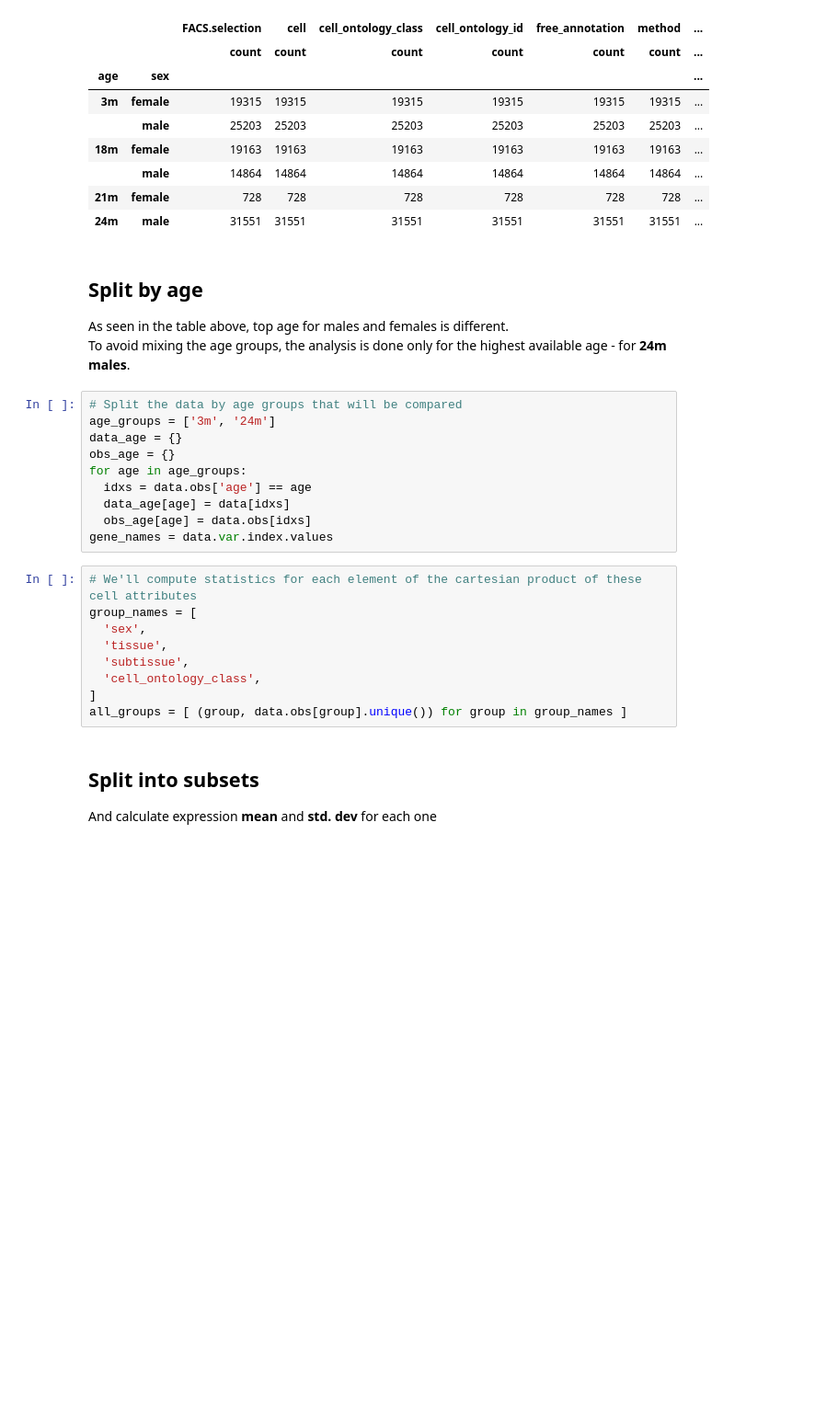
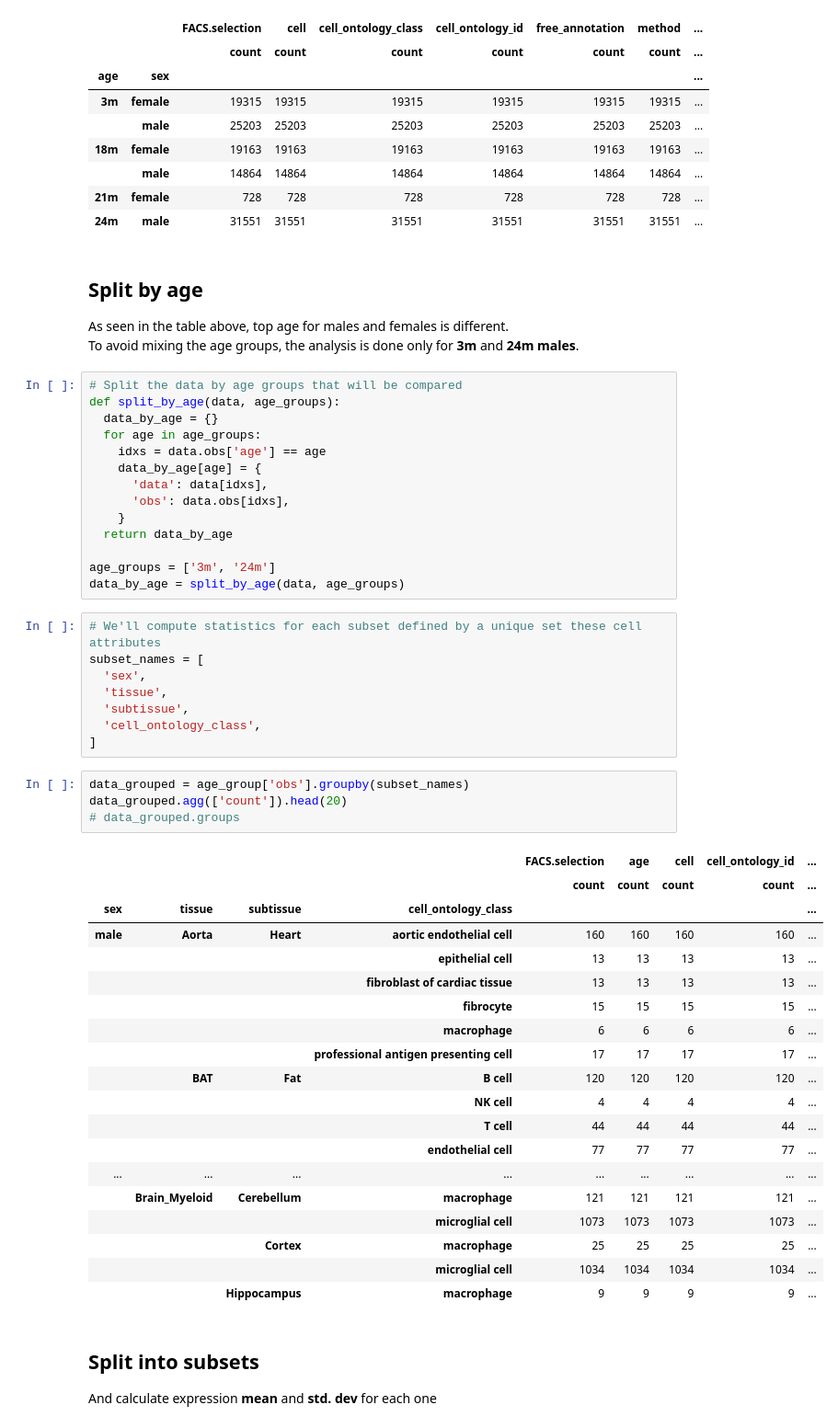
Before and after one commit to justgos/indagatio-muris-senis, a Jupyter notebook: cognitis.ipynb, the cells around one changed output. Shown: that part at 92% size. Cells and saved outputs as stored; diff of their text form; blank space fills up the shorter version.

```diff
--- a/cognitis.ipynb
+++ b/cognitis.ipynb
@@ -70,26 +99,53 @@ data.obs.groupby(['age', 'sex']).agg(['count'])
 # %% [markdown]
 ## Split by age
 As seen in the table above, top age for males and females is different.
-To avoid mixing the age groups, the analysis is done only for the highest available age - for **24m males**.
+To avoid mixing the age groups, the analysis is done only for **3m** and **24m males**.
 # %%
 # Split the data by age groups that will be compared
+def split_by_age(data, age_groups):
+  data_by_age = {}
+  for age in age_groups:
+    idxs = data.obs['age'] == age
+    data_by_age[age] = {
+      'data': data[idxs],
+      'obs': data.obs[idxs],
+    }
+  return data_by_age
+
 age_groups = ['3m', '24m']
-data_age = {}
-obs_age = {}
-for age in age_groups:
-  idxs = data.obs['age'] == age
-  data_age[age] = data[idxs]
-  obs_age[age] = data.obs[idxs]
-gene_names = data.var.index.values
+data_by_age = split_by_age(data, age_groups)
 # %%
-# We'll compute statistics for each element of the cartesian product of these cell attributes
-group_names = [
+# We'll compute statistics for each subset defined by a unique set these cell attributes
+subset_names = [
   'sex',
   'tissue',
   'subtissue',
   'cell_ontology_class',
 ]
-all_groups = [ (group, data.obs[group].unique()) for group in group_names ]
+# %%
+data_grouped = age_group['obs'].groupby(subset_names)
+data_grouped.agg(['count']).head(20)
+# data_grouped.groups
+# %% [output]
+|  |  |  |  | FACS.selection | age | cell | cell_ontology_id | ... |
+|  |  |  |  | count | count | count | count | ... |
+| sex | tissue | subtissue | cell_ontology_class |  |  |  |  | ... |
+| male | Aorta | Heart | aortic endothelial cell | 160 | 160 | 160 | 160 | ... |
+|  |  |  | epithelial cell | 13 | 13 | 13 | 13 | ... |
+|  |  |  | fibroblast of cardiac tissue | 13 | 13 | 13 | 13 | ... |
+|  |  |  | fibrocyte | 15 | 15 | 15 | 15 | ... |
+|  |  |  | macrophage | 6 | 6 | 6 | 6 | ... |
+|  |  |  | professional antigen presenting cell | 17 | 17 | 17 | 17 | ... |
+|  | BAT | Fat | B cell | 120 | 120 | 120 | 120 | ... |
+|  |  |  | NK cell | 4 | 4 | 4 | 4 | ... |
+|  |  |  | T cell | 44 | 44 | 44 | 44 | ... |
+|  |  |  | endothelial cell | 77 | 77 | 77 | 77 | ... |
+| ... | ... | ... | ... | ... | ... | ... | ... | ... |
+|  | Brain_Myeloid | Cerebellum | macrophage | 121 | 121 | 121 | 121 | ... |
+|  |  |  | microglial cell | 1073 | 1073 | 1073 | 1073 | ... |
+|  |  | Cortex | macrophage | 25 | 25 | 25 | 25 | ... |
+|  |  |  | microglial cell | 1034 | 1034 | 1034 | 1034 | ... |
+|  |  | Hippocampus | macrophage | 9 | 9 | 9 | 9 | ... |
 # %% [markdown]
 ## Split into subsets
 And calculate expression **mean** and **std. dev** for each one
```
Also changed, not shown: parts of 14 cells of this notebook, 11 other files.
